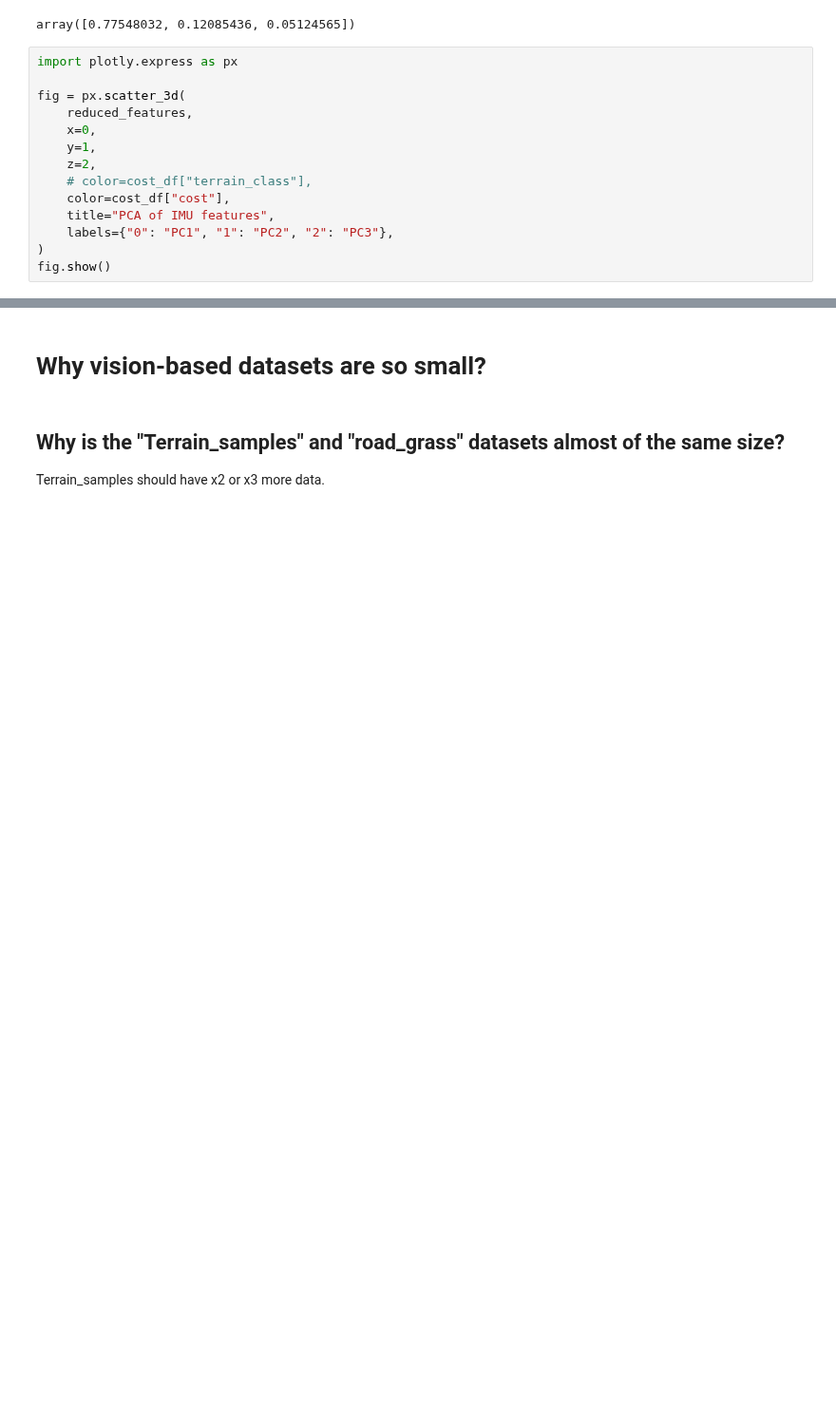
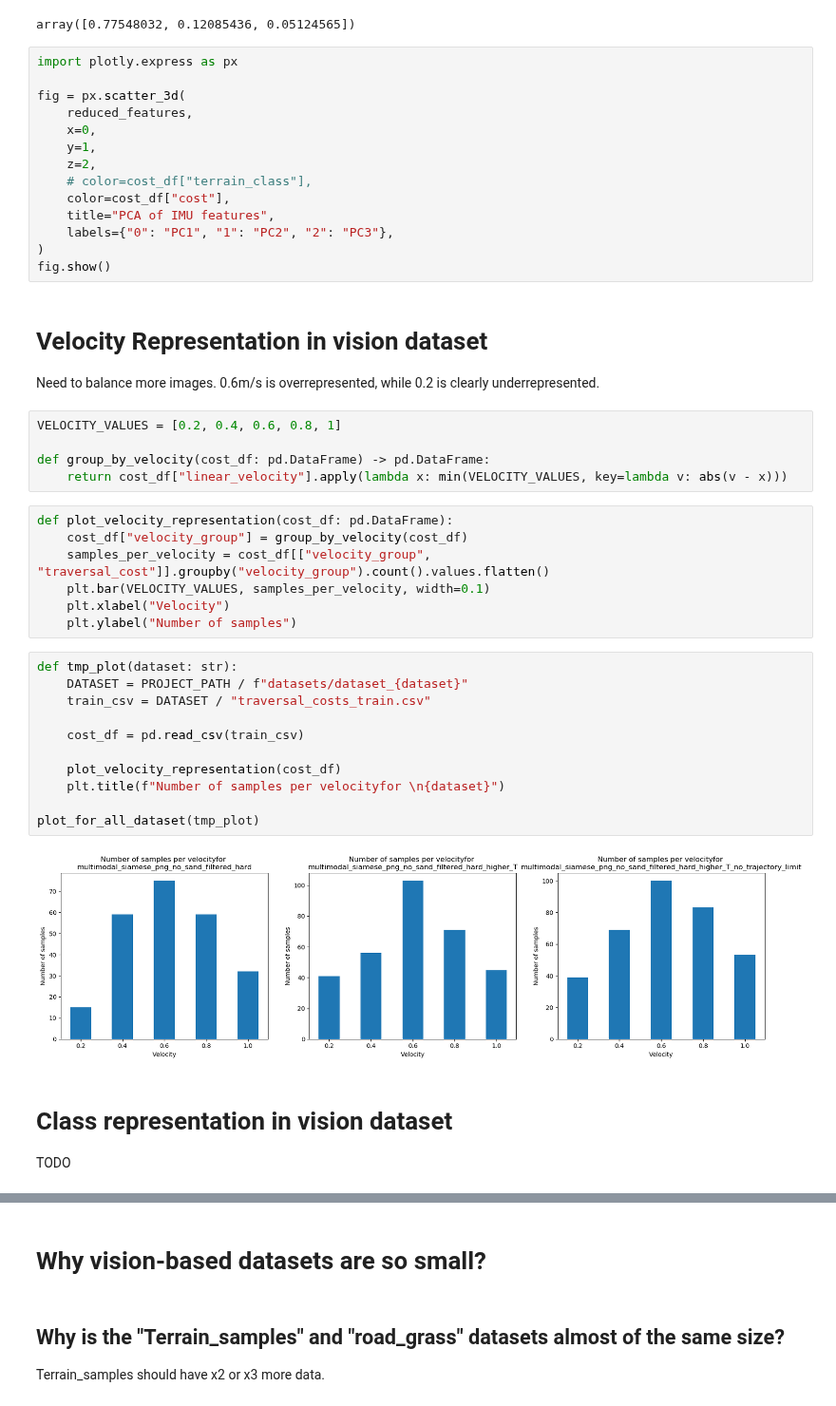
Before and after one commit to Whojo/Autonomous-Navigation-Offroad-by-traversability-analysis, a Jupyter notebook: src/models_development/multimodal_velocity_regression_alt/debug_learning.ipynb, the cells around one changed output, grey strips where cells are left out. Shown at 95% size. Cells and saved outputs as stored; diff of their text form; blank space fills up the shorter version.

```diff
--- a/src/models_development/multimodal_velocity_regression_alt/debug_learning.ipynb
+++ b/src/models_development/multimodal_velocity_regression_alt/debug_learning.ipynb
@@ -157,3 +176,34 @@ fig = px.scatter_3d(
     labels={"0": "PC1", "1": "PC2", "2": "PC3"},
 )
 fig.show()
+# %% [markdown]
+# Velocity Representation in vision dataset
+Need to balance more images. 0.6m/s is overrepresented, while 0.2 is clearly underrepresented.
+# %%
+VELOCITY_VALUES = [0.2, 0.4, 0.6, 0.8, 1]
+
+def group_by_velocity(cost_df: pd.DataFrame) -> pd.DataFrame:
+    return cost_df["linear_velocity"].apply(lambda x: min(VELOCITY_VALUES, key=lambda v: abs(v - x)))
+# %%
+def plot_velocity_representation(cost_df: pd.DataFrame):
+    cost_df["velocity_group"] = group_by_velocity(cost_df)
+    samples_per_velocity = cost_df[["velocity_group", "traversal_cost"]].groupby("velocity_group").count().values.flatten()
+    plt.bar(VELOCITY_VALUES, samples_per_velocity, width=0.1)
+    plt.xlabel("Velocity")
+    plt.ylabel("Number of samples")
+# %%
+def tmp_plot(dataset: str):
+    DATASET = PROJECT_PATH / f"datasets/dataset_{dataset}"
+    train_csv = DATASET / "traversal_costs_train.csv"
+
+    cost_df = pd.read_csv(train_csv)
+
+    plot_velocity_representation(cost_df)
+    plt.title(f"Number of samples per velocityfor \n{dataset}")
+
+plot_for_all_dataset(tmp_plot)
+# %% [output]
+[figure, added]
+# %% [markdown]
+# Class representation in vision dataset
+TODO
```
Also changed, not shown: parts of 19 cells of this notebook.
